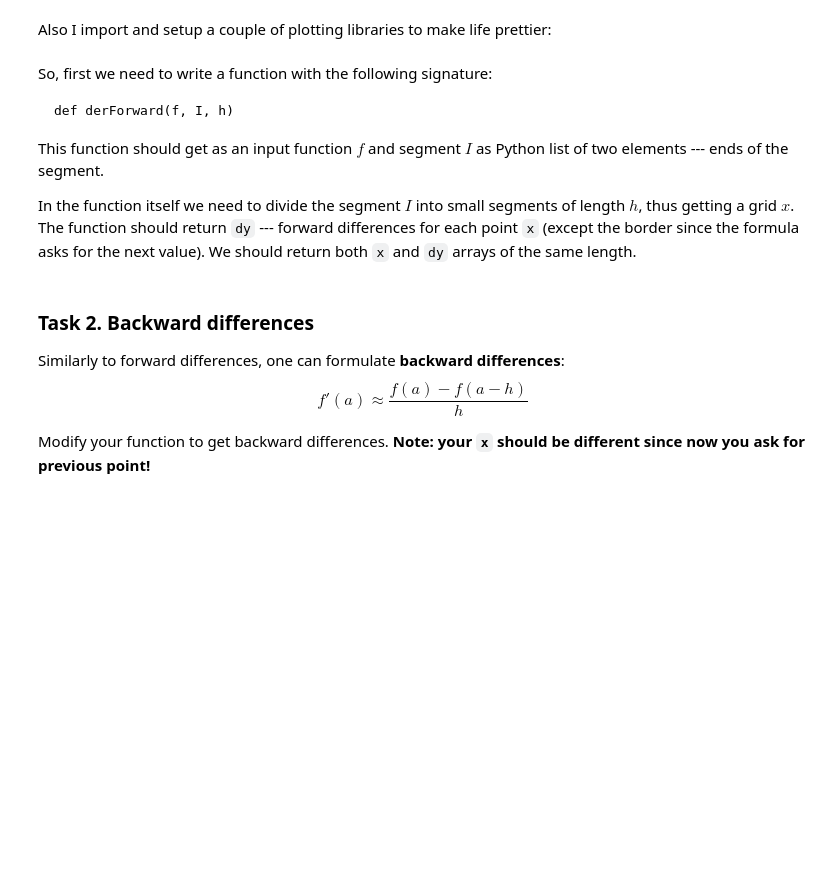
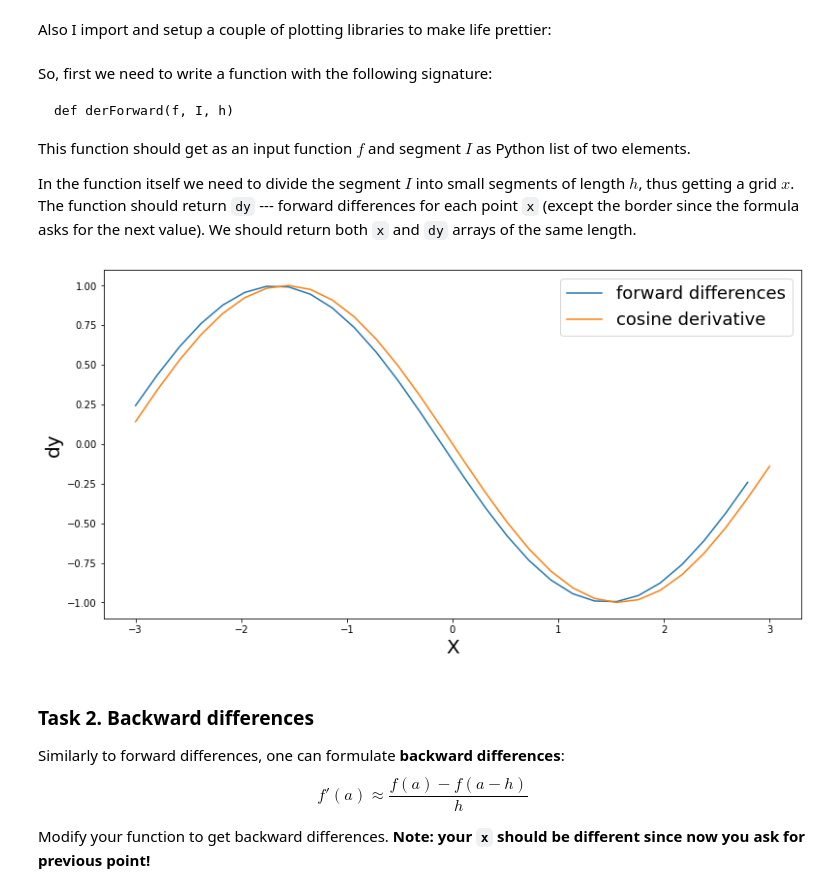
Before and after one commit to perfeus/math-for-ml, a Jupyter notebook: differentiation.ipynb, the cells around one changed output. Saved outputs shown, nothing was run; the diff lists cells and outputs as text; code cells hidden in the pictures; blank space fills up the shorter version.

Commit message:
task 2 was done and image tmp was downloaded

````diff
--- a/differentiation.ipynb
+++ b/differentiation.ipynb
@@ -44,17 +44,40 @@ So, first we need to write a function with the following signature:
 ```
 def derForward(f, I, h)
 ```
-This function should get as an input function $f$ and segment $I$ as Python list of two elements --- ends of the segment.
+This function should get as an input function $f$ and segment $I$ as Python list of two elements.
 
 In the function itself we need to divide the segment $I$ into small segments of length $h$, thus getting a grid $x$. The function should return `dy` --- forward differences for each point `x` (except the border since the formula asks for the next value). We should return both `x` and `dy` arrays of the same length.
+# %%
+def derForward(f, I, h):
+    start, stop = I
+    x = np.linspace(start, stop, h)
+    y = f(x)
+    dy = np.array([(y[i+1] - y[i]) / (x[i+1] - x[i]) for i in range(len(x)-1)])
+    x = x[:-1]
+    return x, dy
 # %%
-def derForward(f, I, h):
-    # your code goes
-    x=np.arange(I[0], I[1], h)
-    y=...
-    dy=np.array([(f(x[i+1]) - f(x[i]))/h for i in range(len(x)-1)])
-    x=x[:len(x)-1]
-    return x, dy
+# def derForward(f, I, h):
+#     # your code goes
+#     x=np.arange(I[0], I[1], h)
+#     y=f(x)
+#     dy=np.array([(f(x[i+1]) - f(x[i]))/h for i in range(len(x)-1)])
+#     x=x[:len(x)-1]
+#     return x, dy
+# %%
+# let's visualize what we've got
+f, I, h = np.cos, (-3, 3), 30
+x = np.linspace(I[0], I[1], h)
+x_forward, dy_forward = derForward(f, I, h)
+
+fig = plt.figure(figsize=(10, 5))
+ax = fig.add_axes([0, 0, 1, 1])
+ax.set_xlabel('X', fontsize=20)
+ax.set_ylabel('dy', fontsize=20)
+ax.plot(x_forward, dy_forward, label='forward differences')
+ax.plot(x, -np.sin(x), label="cosine derivative")
+plt.legend(fontsize=18);
+# %% [output]
+[figure, added]
 # %% [markdown]
 ### Task 2. Backward differences
 
````
Also changed, not shown: parts of 10 cells of this notebook, 1 other file.
